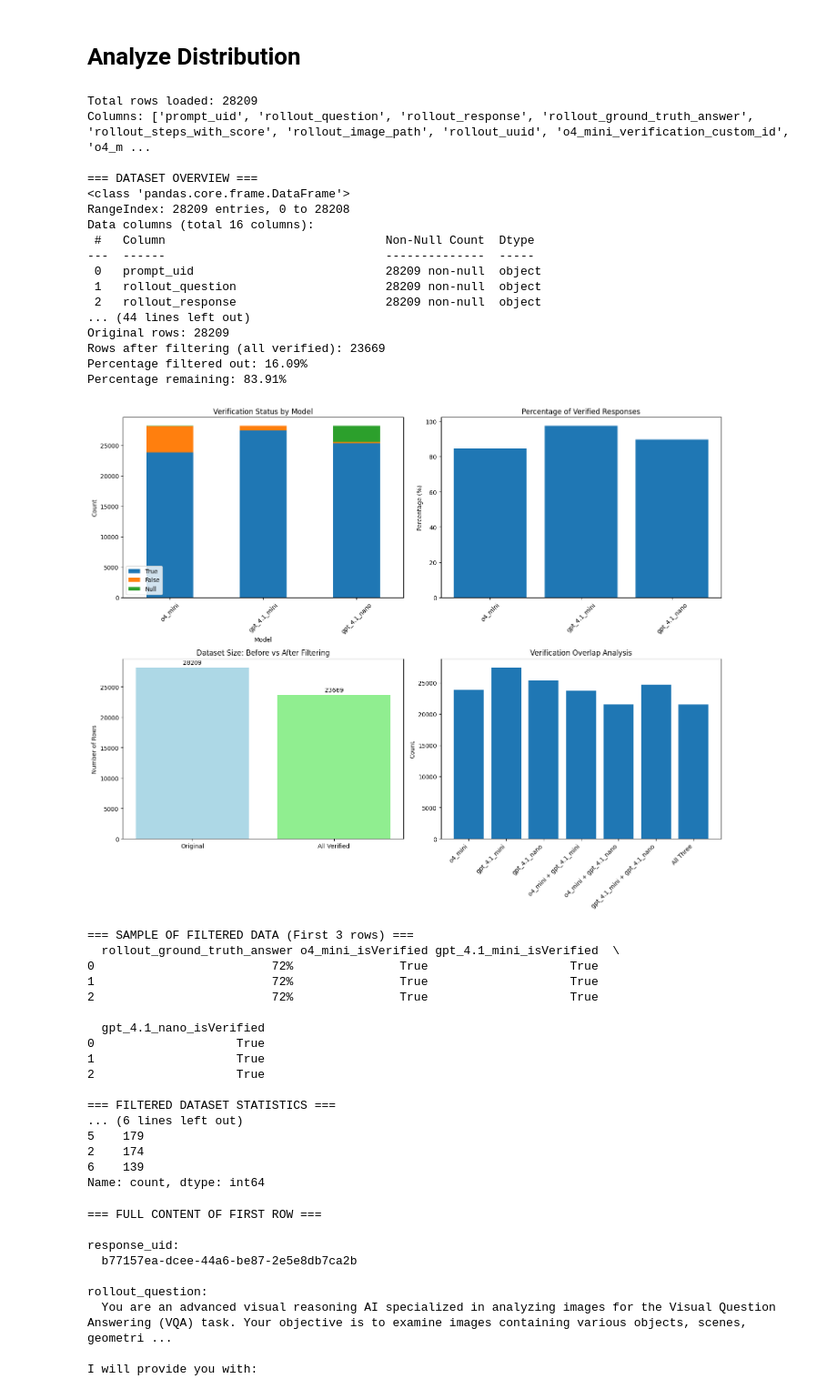
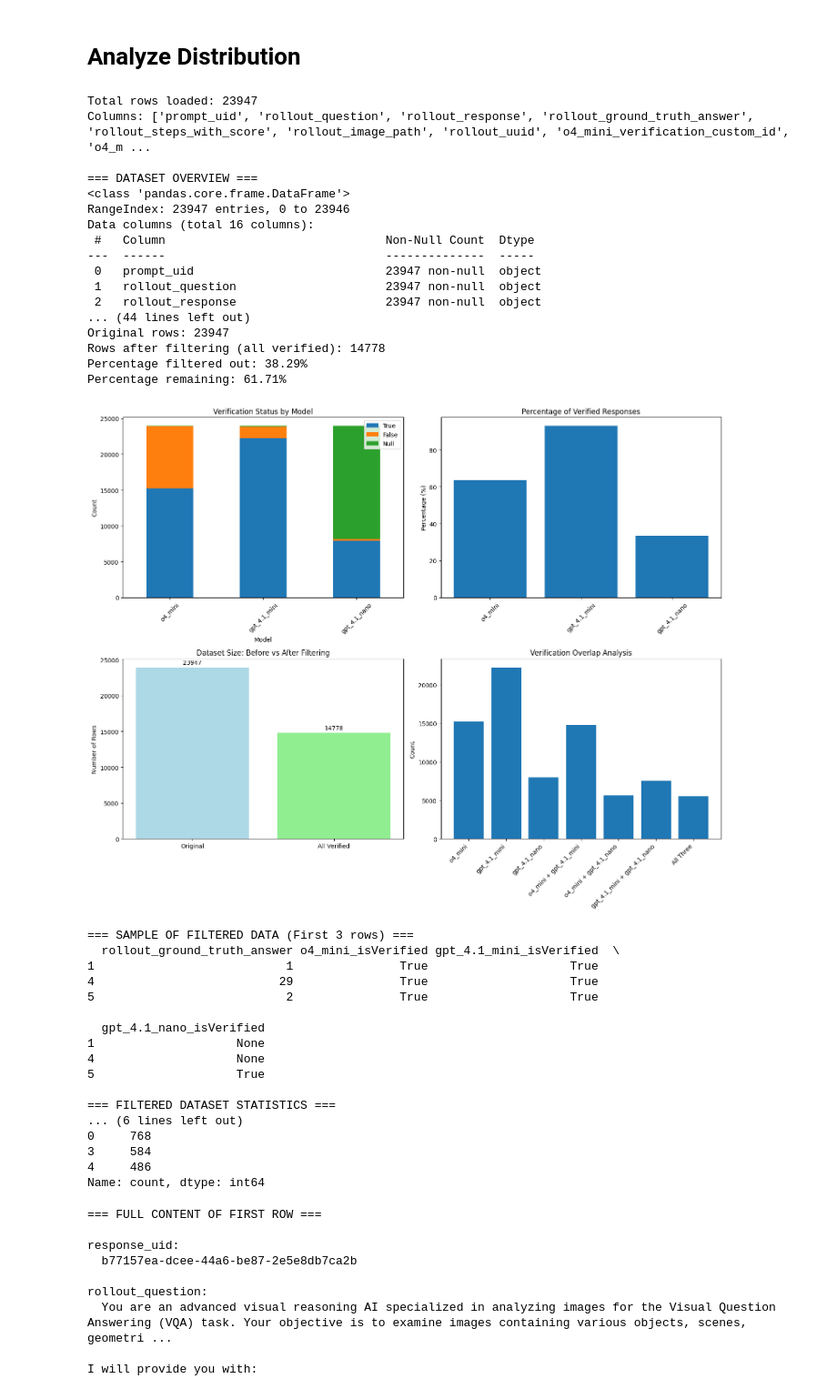
Before and after one commit to theogbrand/mmr_rollout_data, a Jupyter notebook: merge_rollout_and_verification_files.ipynb, the cells around one changed output. Shown at 91% size. Cells and saved outputs as stored; diff of their text form; code cells hidden in the pictures.

Commit message:
completed vqav2 merge

```diff
--- a/merge_rollout_and_verification_files.ipynb
+++ b/merge_rollout_and_verification_files.ipynb
@@ -790,7 +790,7 @@ import seaborn as sns
 import numpy as np
 
 # Load the JSONL file
-file_path = "processed_full_verification_files/InfoVQA_final_mc_rollouts_with_all_models_verification_merged.jsonl"
+file_path = "processed_full_verification_files/vqav2_final_mc_rollouts_with_all_models_verification_merged.jsonl"
 
 # Read JSONL file
 data = []
@@ -898,59 +898,59 @@ if all(col in df.columns for col in verification_cols):
     axes[1,1].set_xticklabels(list(overlap_data.keys()), rotation=45, ha='right')
 
 plt.tight_layout()
 plt.show()
 
 # Display sample of filtered data
 print("\n=== SAMPLE OF FILTERED DATA (First 3 rows) ===")
 if len(filtered_df) > 0:
     sample_cols = ['response_uid', 'rollout_ground_truth_answer'] + verification_cols
     available_cols = [col for col in sample_cols if col in filtered_df.columns]
     print(filtered_df[available_cols].head(3))
 else:
     print("No rows match the filtering criteria!")
 
 # Additional statistics on filtered data
 if len(filtered_df) > 0:
     print(f"\n=== FILTERED DATASET STATISTICS ===")
     print(f"Average rollout answer length: {filtered_df['rollout_ground_truth_answer'].str.len().mean():.2f} characters")
     print(f"Unique rollout answers: {filtered_df['rollout_ground_truth_answer'].nunique()}")
     print(f"Most common rollout answers:")
     print(filtered_df['rollout_ground_truth_answer'].value_counts().head(5))
 # %% [output]
-Total rows loaded: 28209
+Total rows loaded: 23947
 Columns: ['prompt_uid', 'rollout_question', 'rollout_response', 'rollout_ground_truth_answer', 'rollout_steps_with_score', 'rollout_image_path', 'rollout_uuid', 'o4_mini_verification_custom_id', 'o4_m ...
 
 === DATASET OVERVIEW ===
 <class 'pandas.core.frame.DataFrame'>
-RangeIndex: 28209 entries, 0 to 28208
+RangeIndex: 23947 entries, 0 to 23946
 Data columns (total 16 columns):
  #   Column                               Non-Null Count  Dtype
 ---  ------                               --------------  -----
- 0   prompt_uid                           28209 non-null  object
- 1   rollout_question                     28209 non-null  object
- 2   rollout_response                     28209 non-null  object
+ 0   prompt_uid                           23947 non-null  object
+ 1   rollout_question                     23947 non-null  object
+ 2   rollout_response                     23947 non-null  object
 ... (44 lines left out)
-Original rows: 28209
-Rows after filtering (all verified): 23669
-Percentage filtered out: 16.09%
-Percentage remaining: 83.91%
+Original rows: 23947
+Rows after filtering (all verified): 14778
+Percentage filtered out: 38.29%
+Percentage remaining: 61.71%
-[figure, old version]
+[figure, new version]
 === SAMPLE OF FILTERED DATA (First 3 rows) ===
   rollout_ground_truth_answer o4_mini_isVerified gpt_4.1_mini_isVerified  \
-0                         72%               True                    True
-1                         72%               True                    True
-2                         72%               True                    True
+1                           1               True                    True
+4                          29               True                    True
+5                           2               True                    True
 
   gpt_4.1_nano_isVerified
-0                    True
-1                    True
-2                    True
+1                    None
+4                    None
+5                    True
 
 === FILTERED DATASET STATISTICS ===
 ... (6 lines left out)
-5    179
-2    174
-6    139
+0     768
+3     584
+4     486
 Name: count, dtype: int64
 # %%
 # Print full content of one row with all columns
```
Also changed, not shown: 2 other files.
